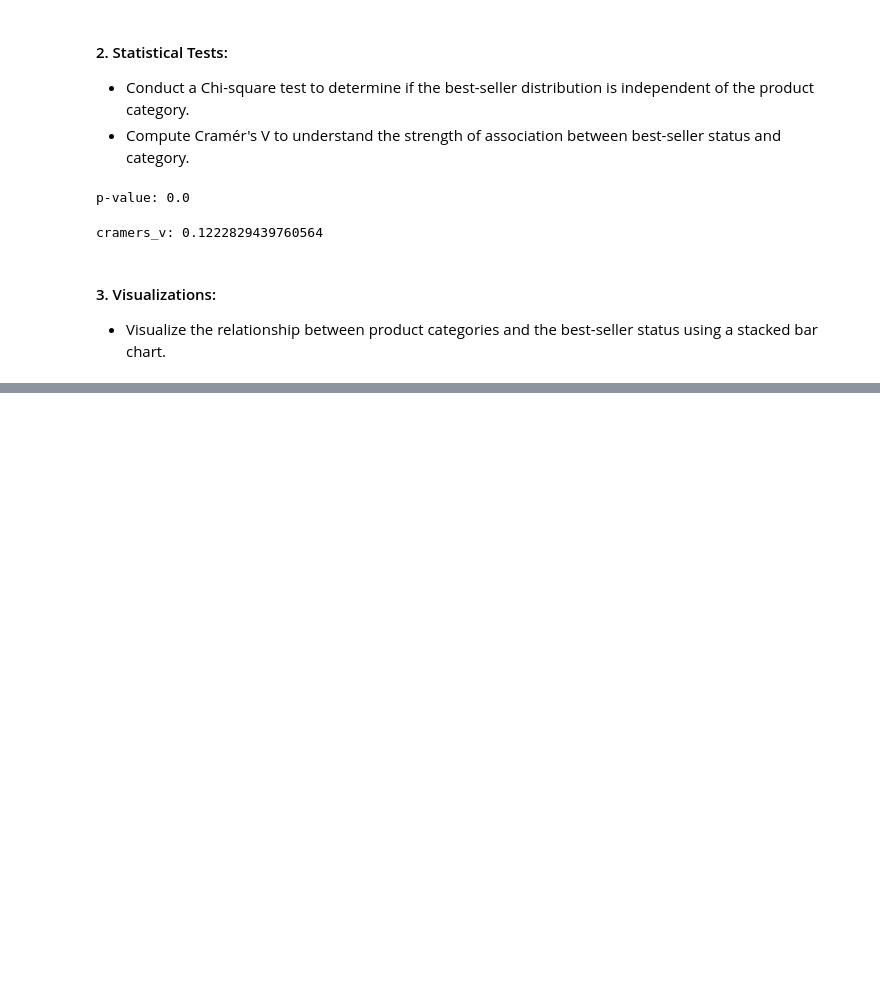
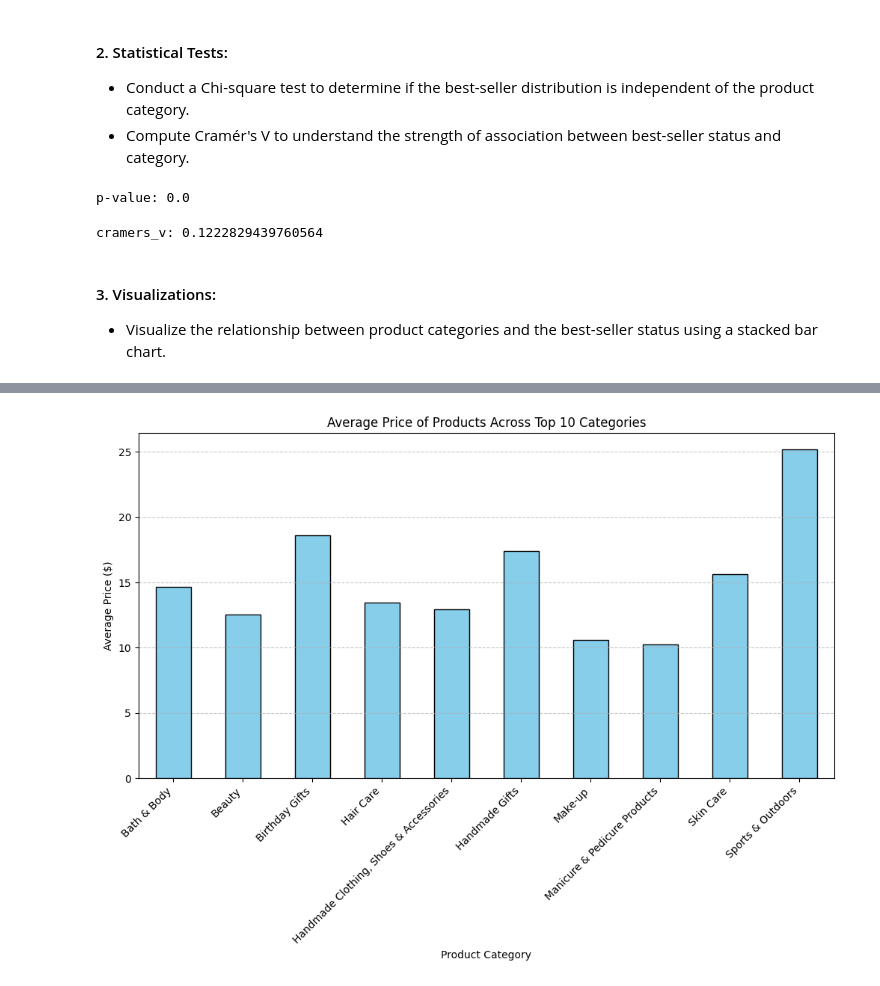
Before and after one commit to nicolasstephan/lab-eda-bivariate, a Jupyter notebook: main.ipynb, the cells around one changed output, grey strips where cells are left out. Saved outputs shown, nothing was run; the diff lists cells and outputs as text; code cells hidden in the pictures; blank space fills up the shorter version.

```diff
--- a/main.ipynb
+++ b/main.ipynb
@@ -147,0 +248,23 @@ plt.show()
+# %%
+
+
+
+top_10_categories = df_filtered['category'].value_counts().nlargest(10).index
+
+df_top_10 = df_filtered[df_filtered['category'].isin(top_10_categories)]
+
+avg_price_per_category = df_top_10.groupby('category')['price'].mean()
+
+# Plot bar chart
+plt.figure(figsize=(12, 6))
+avg_price_per_category.plot(kind='bar', color="skyblue", edgecolor='black')
+plt.xlabel("Product Category")
+plt.ylabel("Average Price ($)")
+plt.title("Average Price of Products Across Top 10 Categories")
+plt.xticks(rotation=45, ha='right')
+plt.grid(axis='y', linestyle='--', alpha=0.7)
+
+
+plt.show()
+# %% [output]
+[figure, added]
```
Also changed, not shown: parts of 27 cells of this notebook.
